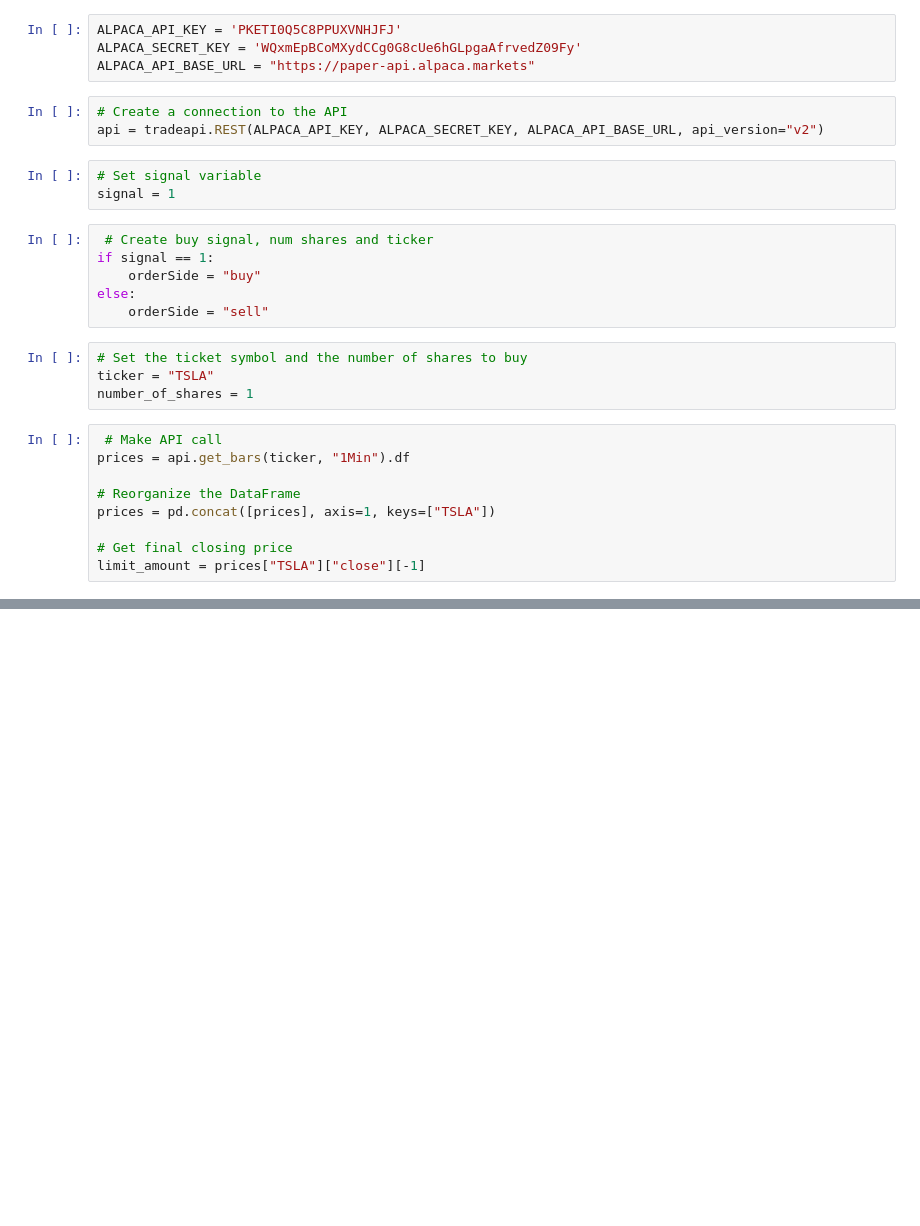
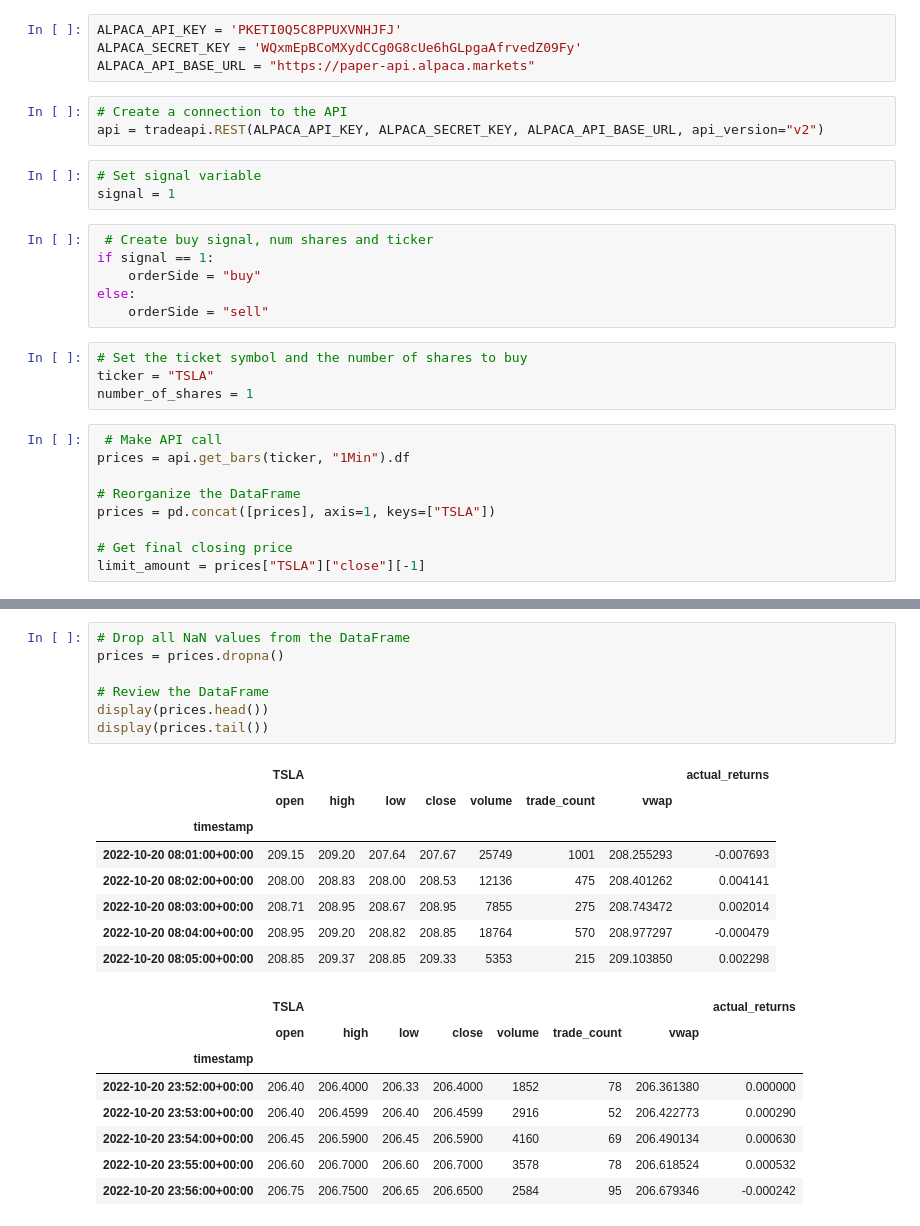
Before and after one commit to TimL2/Group_Project_2_ML_Bot, a Jupyter notebook: ML_Trading_Bot.ipynb, the cells around one changed output, grey strips where cells are left out. Drawn from its saved outputs; the diff is of its cells as text; blank space fills up the shorter version.

```diff
--- a/ML_Trading_Bot.ipynb
+++ b/ML_Trading_Bot.ipynb
@@ -77,0 +95,24 @@ limit_amount
+# %%
+# Drop all NaN values from the DataFrame
+prices = prices.dropna()
+
+# Review the DataFrame
+display(prices.head())
+display(prices.tail())
+# %% [output]
+|  | TSLA |  |  |  |  |  |  | actual_returns |
+|  | open | high | low | close | volume | trade_count | vwap |  |
+| timestamp |  |  |  |  |  |  |  |  |
+| 2022-10-20 08:01:00+00:00 | 209.15 | 209.20 | 207.64 | 207.67 | 25749 | 1001 | 208.255293 | -0.007693 |
+| 2022-10-20 08:02:00+00:00 | 208.00 | 208.83 | 208.00 | 208.53 | 12136 | 475 | 208.401262 | 0.004141 |
+| 2022-10-20 08:03:00+00:00 | 208.71 | 208.95 | 208.67 | 208.95 | 7855 | 275 | 208.743472 | 0.002014 |
+| 2022-10-20 08:04:00+00:00 | 208.95 | 209.20 | 208.82 | 208.85 | 18764 | 570 | 208.977297 | -0.000479 |
+| 2022-10-20 08:05:00+00:00 | 208.85 | 209.37 | 208.85 | 209.33 | 5353 | 215 | 209.103850 | 0.002298 |
+|  | TSLA |  |  |  |  |  |  | actual_returns |
+|  | open | high | low | close | volume | trade_count | vwap |  |
+| timestamp |  |  |  |  |  |  |  |  |
+| 2022-10-20 23:52:00+00:00 | 206.40 | 206.4000 | 206.33 | 206.4000 | 1852 | 78 | 206.361380 | 0.000000 |
+| 2022-10-20 23:53:00+00:00 | 206.40 | 206.4599 | 206.40 | 206.4599 | 2916 | 52 | 206.422773 | 0.000290 |
+| 2022-10-20 23:54:00+00:00 | 206.45 | 206.5900 | 206.45 | 206.5900 | 4160 | 69 | 206.490134 | 0.000630 |
+| 2022-10-20 23:55:00+00:00 | 206.60 | 206.7000 | 206.60 | 206.7000 | 3578 | 78 | 206.618524 | 0.000532 |
+| 2022-10-20 23:56:00+00:00 | 206.75 | 206.7500 | 206.65 | 206.6500 | 2584 | 95 | 206.679346 | -0.000242 |
```
Also changed, not shown: parts of 27 cells of this notebook.
